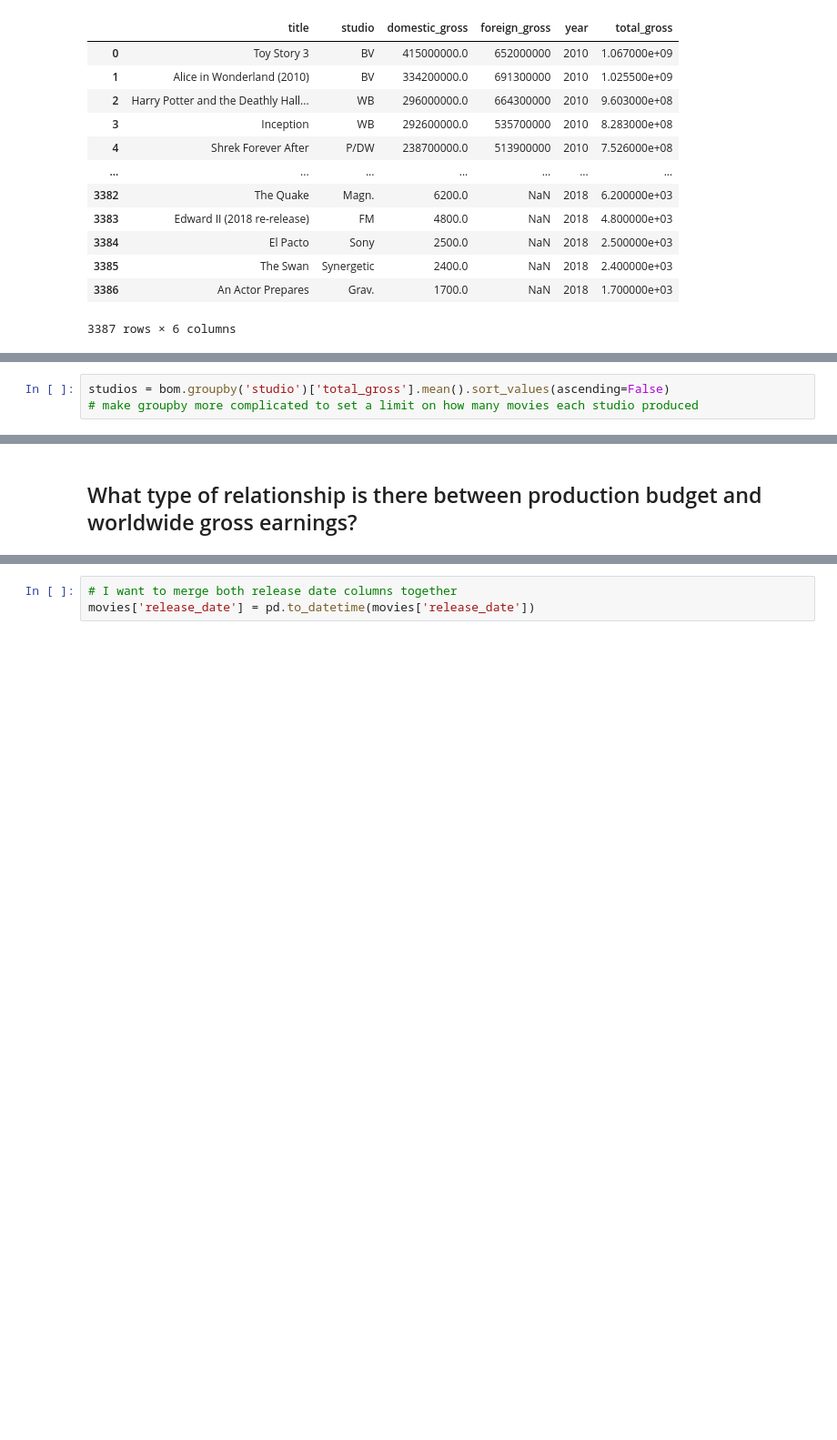
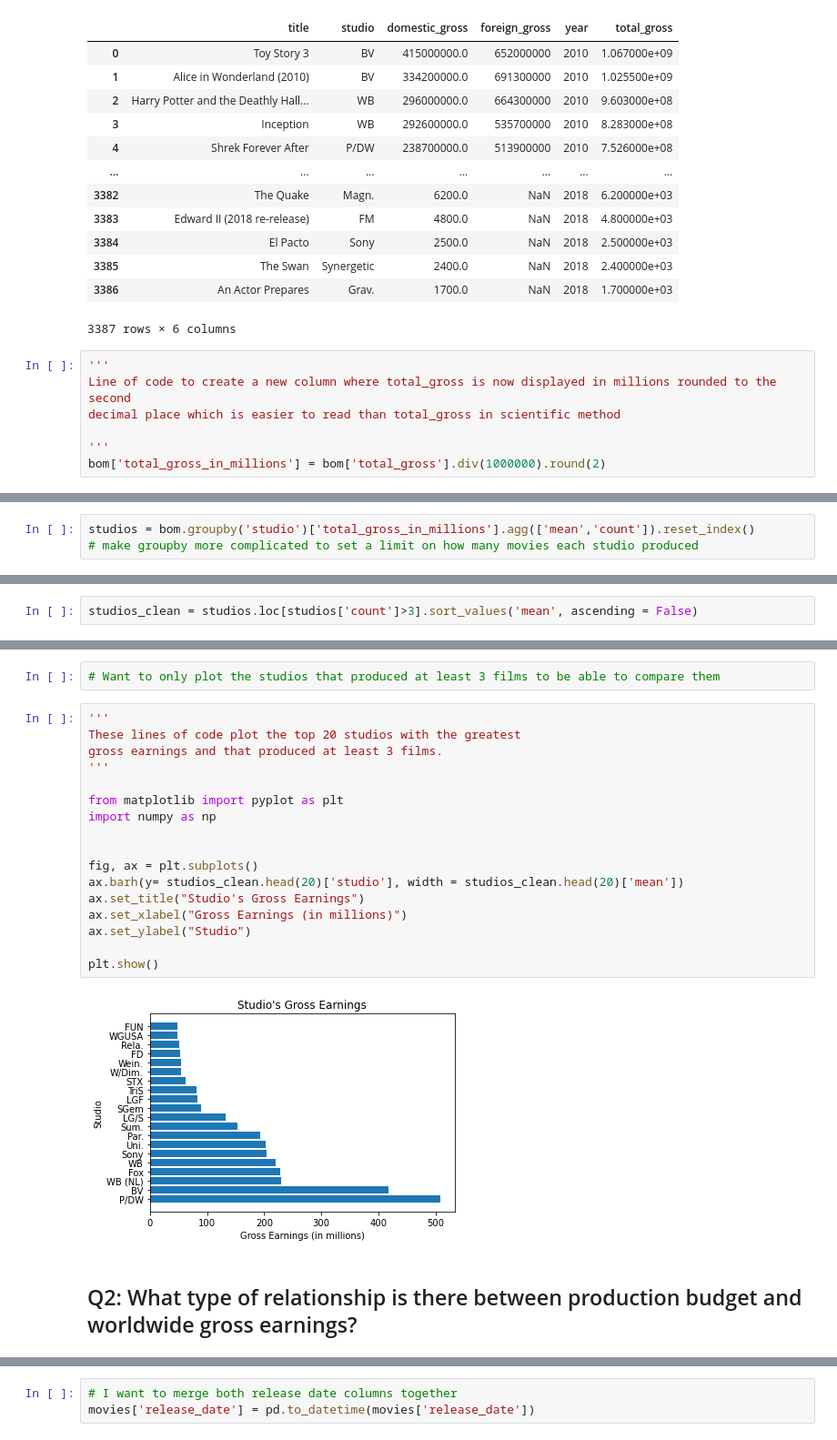
Before and after one commit to litzysj/Microsoft-Movie-Studios-Project, a Jupyter notebook: Sandbox Notebook.ipynb, the cells around one changed output, grey strips where cells are left out. Shown at 91% size. Cells and saved outputs as stored; diff of their text form; blank space fills up the shorter version.

```diff
--- a/Sandbox Notebook.ipynb
+++ b/Sandbox Notebook.ipynb
@@ -138,3 +144,10 @@ bom
 | 3385 | The Swan | Synergetic | 2400.0 | NaN | 2018 | 2.400000e+03 |
 | 3386 | An Actor Prepares | Grav. | 1700.0 | NaN | 2018 | 1.700000e+03 |
 3387 rows × 6 columns
+# %%
+'''
+Line of code to create a new column where total_gross is now displayed in millions rounded to the second
+decimal place which is easier to read than total_gross in scientific method
+
+'''
+bom['total_gross_in_millions'] = bom['total_gross'].div(1000000).round(2)
@@ -141,3 +170,3 @@ bom
 # %%
-studios = bom.groupby('studio')['total_gross'].mean().sort_values(ascending=False)
+studios = bom.groupby('studio')['total_gross_in_millions'].agg(['mean','count']).reset_index()
 # make groupby more complicated to set a limit on how many movies each studio produced
@@ -148,0 +189,2 @@ studios[:20].plot(kind = 'bar')
+# %%
+studios_clean = studios.loc[studios['count']>3].sort_values('mean', ascending = False)
@@ -149,2 +207,23 @@ studios[:20].plot(kind = 'bar')
+# %%
+# Want to only plot the studios that produced at least 3 films to be able to compare them
+# %%
+'''
+These lines of code plot the top 20 studios with the greatest
+gross earnings and that produced at least 3 films.
+'''
+
+from matplotlib import pyplot as plt
+import numpy as np
+
+
+fig, ax = plt.subplots()
+ax.barh(y= studios_clean.head(20)['studio'], width = studios_clean.head(20)['mean'])
+ax.set_title("Studio's Gross Earnings")
+ax.set_xlabel("Gross Earnings (in millions)")
+ax.set_ylabel("Studio")
+
+plt.show()
+# %% [output]
+[figure, added]
 # %% [markdown]
-## What type of relationship is there between production budget and worldwide gross earnings?
+## Q2: What type of relationship is there between production budget and worldwide gross earnings?
```
Also changed, not shown: parts of 22 cells of this notebook.
